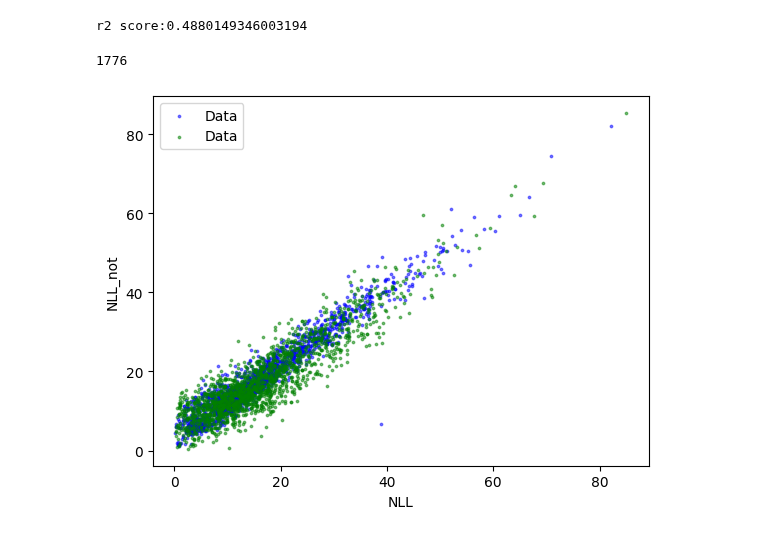
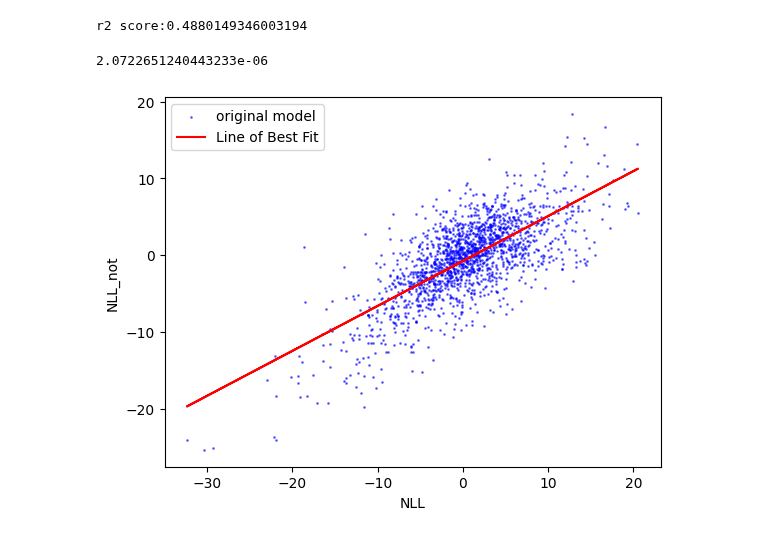
Before and after one commit to JiaxinQin0814/Ripple_Effect_Analysis, a Jupyter notebook: factors_experiments/all_negation_results.ipynb, the cells around one changed output. Cells and saved outputs as stored; diff of their text form; code cells hidden in the pictures.

```diff
--- a/factors_experiments/all_negation_results.ipynb
+++ b/factors_experiments/all_negation_results.ipynb
@@ -239,45 +239,49 @@ r2 = r2_score(NLL_Diff,Not_NLL_Diff)
 print("r2 score:" + str(r2))
 # %% [output]
 r2 score:0.4880149346003194
-# %%
-len(negation_results)
-# %% [output]
-1776
+# %%
+np.exp(-1*negation_results[0]['before_NLL_not'])
+# %% [output]
+2.0722651240443233e-06
 # %%
 import matplotlib.pyplot as plt
 
 # Extract the data from negation_results
-not_nll_diff = [i['before_NLL_not'] for i in negation_results]
-nll_diff = [i['before_NLL'] for i in negation_results]
+# not_nll_diff = [np.exp(-1*i['before_NLL_not']) for i in negation_results]
+# nll_diff = [np.exp(-1*i['before_NLL']) for i in negation_results]
+
+not_nll_diff = [i['edited_NLL_not']-i['before_NLL_not'] for i in negation_results]
+nll_diff = [i['edited_NLL']-i['before_NLL'] for i in negation_results]
+
+# Plot the scatter figure
+plt.scatter(nll_diff,not_nll_diff,color="blue",label='original model',alpha=0.5,s=1)
+
+# Extract the data from negation_results
+# not_nll_diff = [np.exp(-1*i['edited_NLL_not']) for i in negation_results]
+# nll_diff = [np.exp(-1*(i['edited_NLL'])) for i in negation_results]
 
 
 # Plot the scatter figure
-plt.scatter(nll_diff,not_nll_diff,color="blue",label='Data',alpha=0.5,s=3)
-
-# Extract the data from negation_results
-not_nll_diff = [i['edited_NLL_not'] for i in negation_results]
-nll_diff = [i['edited_NLL'] for i in negation_results]
-
-
-# Plot the scatter figure
-plt.scatter(nll_diff,not_nll_diff,color="green",label='Data',alpha=0.5,s=3)
+# plt.scatter(nll_diff,not_nll_diff,color="green",label='edited model',alpha=0.5,s=1)
 
 
 # Fit a line to the dots
 fit = np.polyfit(nll_diff, not_nll_diff, 1)
 fit_fn = np.poly1d(fit)
-# plt.plot(nll_diff, fit_fn(nll_diff), color='red', label='Line of Best Fit')
+plt.plot(nll_diff, fit_fn(nll_diff), color='red', label='Line of Best Fit')
 
 # Add labels and title
 plt.xlabel('NLL')
 plt.ylabel('NLL_not')
 # plt.title('Scatter Figure with Line of Best Fit')
 
-
+# limit the scale for x and y
+# plt.xlim(-0.0001,0.001)
+# plt.ylim(-0.0001, 0.001)
 # Add legend
 plt.legend()
 
 # Show the plot
 plt.show()
 # %% [output]
-[figure, old version]
+[figure, new version]
```
Also changed, not shown: 8 other files.
